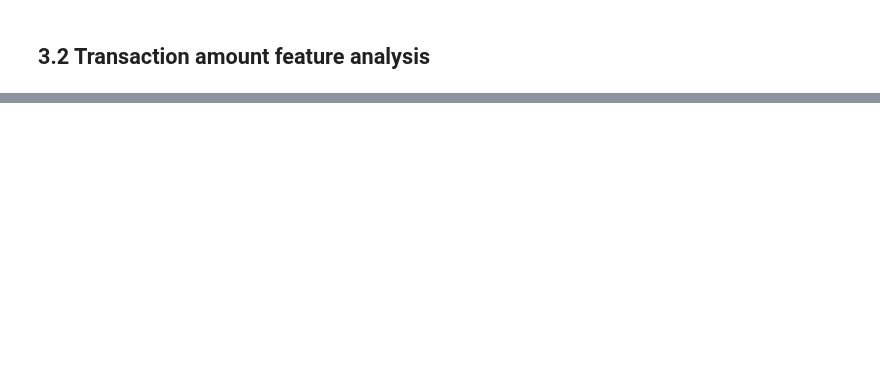
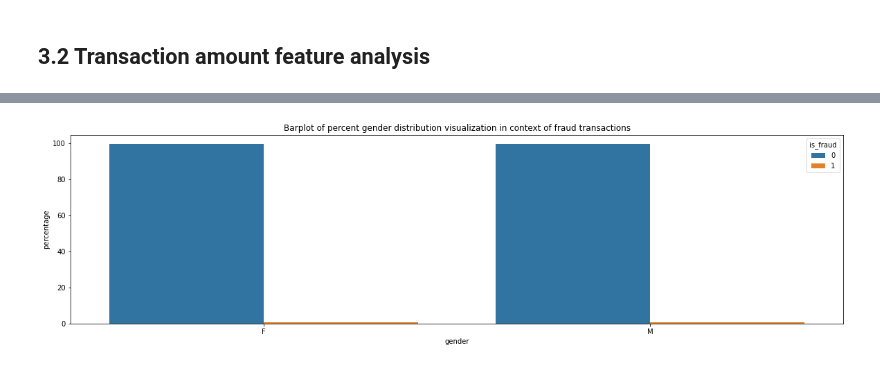
Before and after one commit to PoluboyarinovSI/SF_DataScience, a Jupyter notebook: project_7/Project-7.ipynb, the cells around one changed output, grey strips where cells are left out. Drawn from its saved outputs; the diff is of its cells as text; code cells hidden in the pictures; blank space fills up the shorter version.

```diff
--- a/project_7/Project-7.ipynb
+++ b/project_7/Project-7.ipynb
@@ -595,0 +278,22 @@ else:
+# %%
+def add_age_group(age):
+    """
+    Function for adding age group of cardholders
+
+    Args:
+        age (float): Age of cardholder
+
+    Returns:
+        string: Cardholders age group
+    """
+    if age <= 30:
+        return '< 30'
+    elif age > 30 and age <= 45:
+        return '30-45'
+    elif age > 45 and age <= 60:
+        return '45-60'
+    else:
+        return '> 60'
+# %%
+# Adding of cardholders age group
+pre_processed_data['age_group'] = pre_processed_data['age_of_cardholder'].apply(add_age_group)
@@ -595,0 +324,7 @@ else:
+# %%
+# Cardholder gender feature analysis
+overal_gender_grouped = pre_processed_data[['gender', 'trans_num']].groupby(['gender']).count().reset_index().rename(columns={'trans_num':'trans_count'})
+fraud_gender_grouped = pre_processed_data[['gender', 'trans_num', 'is_fraud']].groupby(['gender', 'is_fraud']).count().reset_index().rename(columns={'trans_num':'fraud trans_count'})
+merged_gender_grouped = fraud_gender_grouped.merge(overal_gender_grouped, how='inner', on='gender')
+merged_gender_grouped['percentage'] = merged_gender_grouped['fraud trans_count'] / merged_gender_grouped['trans_count'] * 100
+merged_gender_grouped
@@ -595,0 +337,7 @@ else:
+# %%
+# Barplot of gender distribution visualization
+fig, axes = plt.subplots(figsize=(20, 5))
+barplot = sns.barplot(data=merged_gender_grouped, x='gender', y='percentage', hue='is_fraud', ax=axes)
+axes.set_title('Barplot of percent gender distribution visualization in context of fraud transactions');
+# %% [output]
+[figure, added]
```
Also changed, not shown: parts of 137 cells of this notebook.
